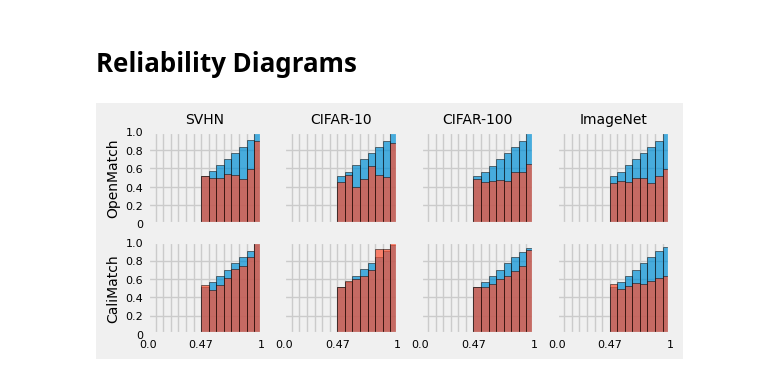
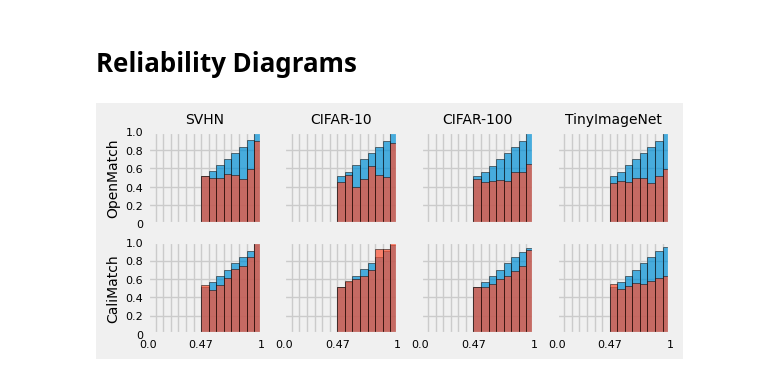
Before and after one commit to bogus215/SafeSSL-Calibration, a Jupyter notebook: jupyters/figure.ipynb, the cells around one changed output. Saved outputs shown, nothing was run; the diff lists cells and outputs as text; code cells hidden in the pictures.

```diff
--- a/jupyters/figure.ipynb
+++ b/jupyters/figure.ipynb
@@ -922,7 +922,7 @@ def seen_unseen_detection_get_ece(ax, predicted_label: np.array, confidences: np
 import os, pickle
 
 Datasets = ["svhn","cifar10","cifar100","tiny"]
-subtitle = {"svhn":"SVHN", 'cifar10':"CIFAR-10", 'cifar100':"CIFAR-100",'tiny':"ImageNet"}
+subtitle = {"svhn":"SVHN", 'cifar10':"CIFAR-10", 'cifar100':"CIFAR-100",'tiny':"TinyImageNet"}
 
 CaliMatch = ["2024-03-11_08-24-24","2024-04-13_13-53-56","2024-04-10_06-46-05","2024-04-10_14-11-36"]
 OpenMatch = ["2024-03-19_07-39-05","2024-02-14_22-35-30","2023-12-28_03-30-36","2023-12-28_13-17-33"]
@@ -978,31 +978,31 @@ for ind1, dataset in enumerate(Datasets):
                                     targets=open_result['targets'],
                                     x_on=False,
                                     y_on=False,
                                     title=subtitle[dataset],
                                     n_bins=15,
                                     method=''
                                     )
 
         seen_unseen_detection_get_ece(axes[1,ind1],
                                     predicted_label=cali_result['predicted_label'],
                                     confidences=cali_result['confidences'],
                                     targets=cali_result['targets'],
                                     x_on=True,
                                     y_on=False,
                                     title="",
                                     n_bins=15,
                                     method=''
                                     )
 
 lines, labels = [], []
 
 for ax in fig.axes:
     Line, Label = ax.get_legend_handles_labels()
     lines.extend(Line)
     labels.extend(Label)
 
 # fig.legend(lines[:2], labels[:2], ncol=2, loc='lower center', bbox_to_anchor=(.5,1))
 # plt.tight_layout()
 # plt.show()
 # %% [output]
-[figure, old version]
+[figure, new version]
```
Also changed, not shown: parts of 3 cells of this notebook, 4 other files.
